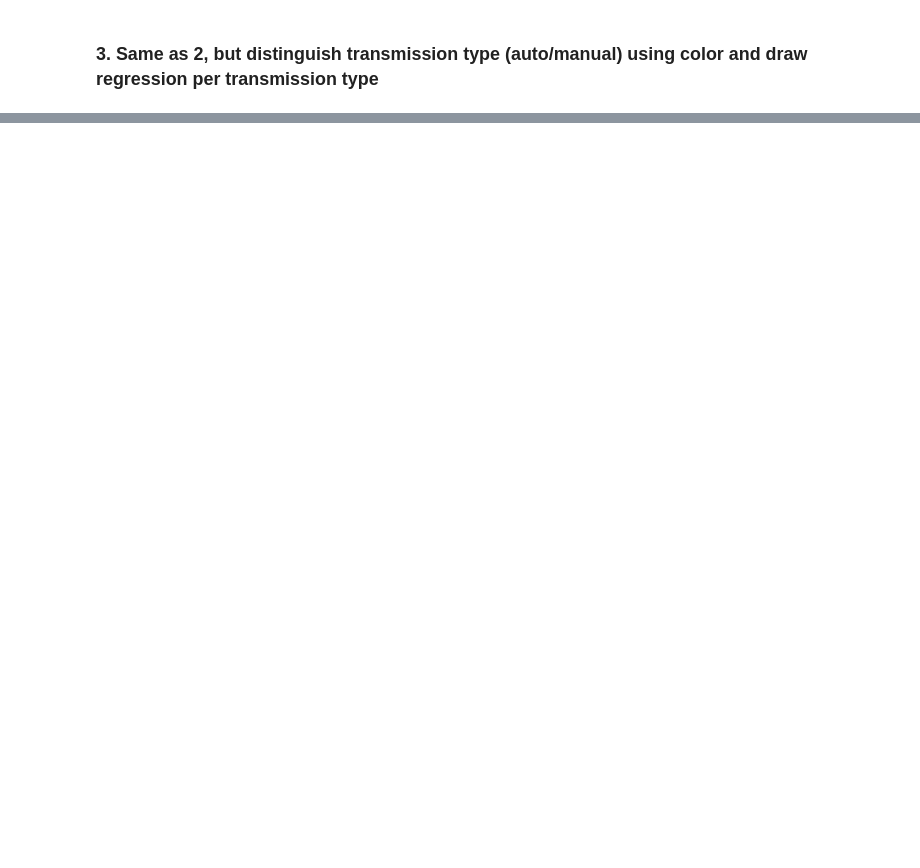
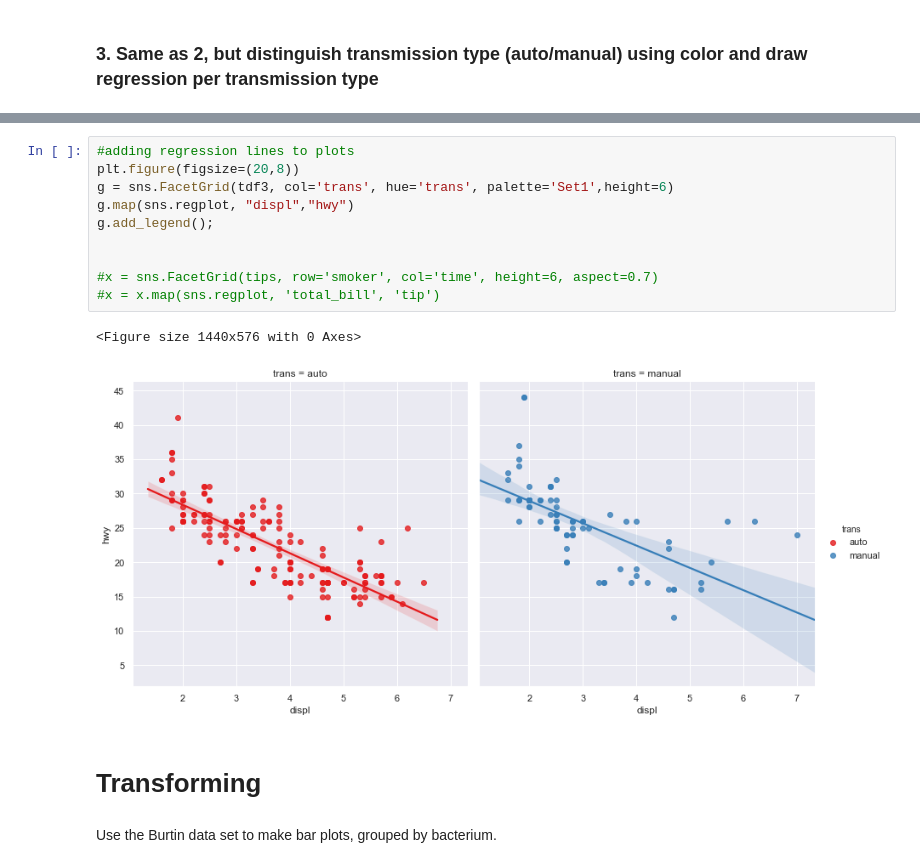
Before and after one commit to Sriramgn0/DataScience_projects, a Jupyter notebook: Visualization/Day-2-Mapping/Untitled.ipynb, the cells around one changed output, grey strips where cells are left out. Drawn from its saved outputs; the diff is of its cells as text; blank space fills up the shorter version.

```diff
--- a/Visualization/Day-2-Mapping/Untitled.ipynb
+++ b/Visualization/Day-2-Mapping/Untitled.ipynb
@@ -200,0 +191,17 @@ g.add_legend();
+# %%
+#adding regression lines to plots
+plt.figure(figsize=(20,8))
+g = sns.FacetGrid(tdf3, col='trans', hue='trans', palette='Set1',height=6)
+g.map(sns.regplot, "displ","hwy")
+g.add_legend();
+
+
+#x = sns.FacetGrid(tips, row='smoker', col='time', height=6, aspect=0.7)
+#x = x.map(sns.regplot, 'total_bill', 'tip')
+# %% [output]
+<Figure size 1440x576 with 0 Axes>
+[figure, added]
+# %% [markdown]
+# Transforming
+# %% [markdown]
+Use the Burtin data set to make bar plots, grouped by bacterium.
```
Also changed, not shown: parts of 24 cells of this notebook, 2 other files.
